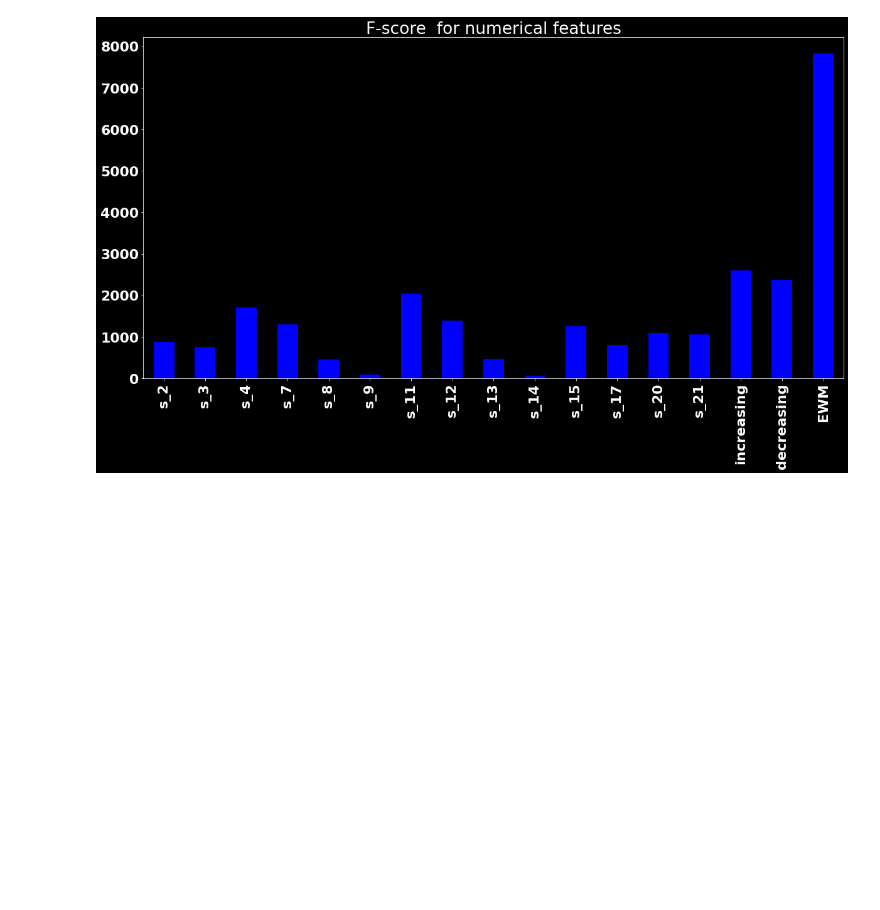
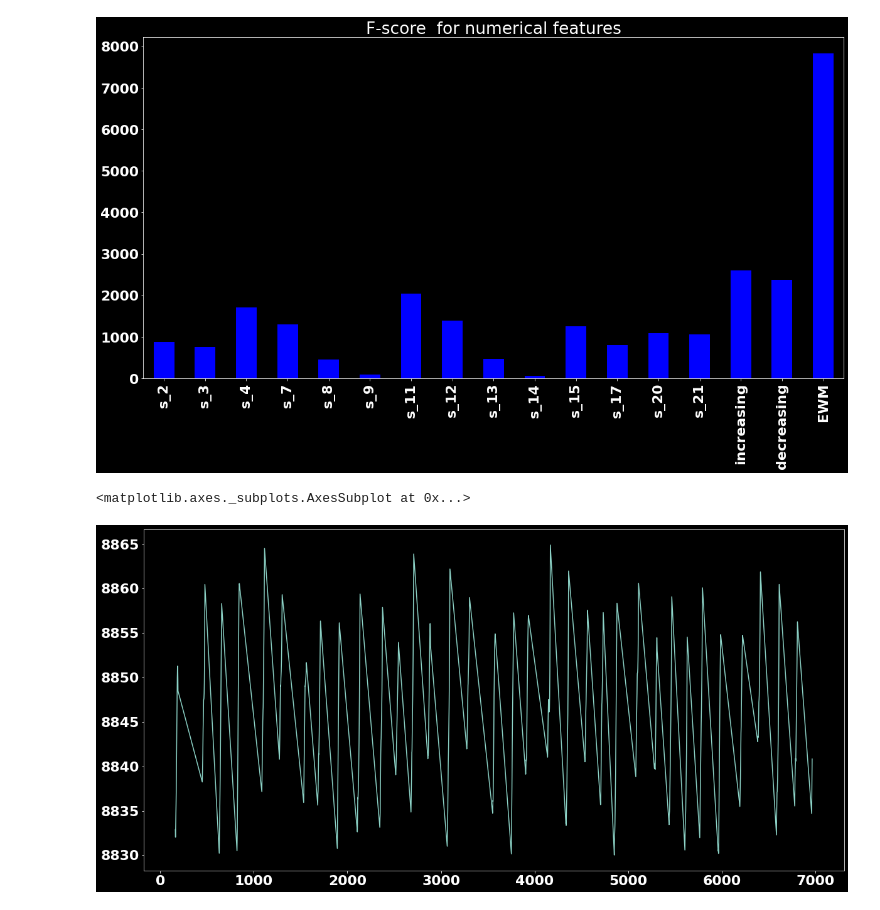
Before and after one commit to rajuzumaki2207/Time_series_Sequence, a Jupyter notebook: RUL_TurboFan/3_TurboFan_XGR_LGBMR.ipynb, the cells around one changed output. Saved outputs shown, nothing was run; the diff lists cells and outputs as text; code cells hidden in the pictures; blank space fills up the shorter version.

```diff
--- a/RUL_TurboFan/3_TurboFan_XGR_LGBMR.ipynb
+++ b/RUL_TurboFan/3_TurboFan_XGR_LGBMR.ipynb
@@ -599,3 +603,8 @@ plt.title('F-score  for numerical features')
 # %% [output]
 Text(0.5, 1.0, 'F-score  for numerical features')
 [figure]
+# %%
+X_train_reg.EWM[0:1000].plot()
+# %% [output]
+<matplotlib.axes._subplots.AxesSubplot at 0x...>
+[figure, added]
```
Also changed, not shown: parts of 39 cells of this notebook.
